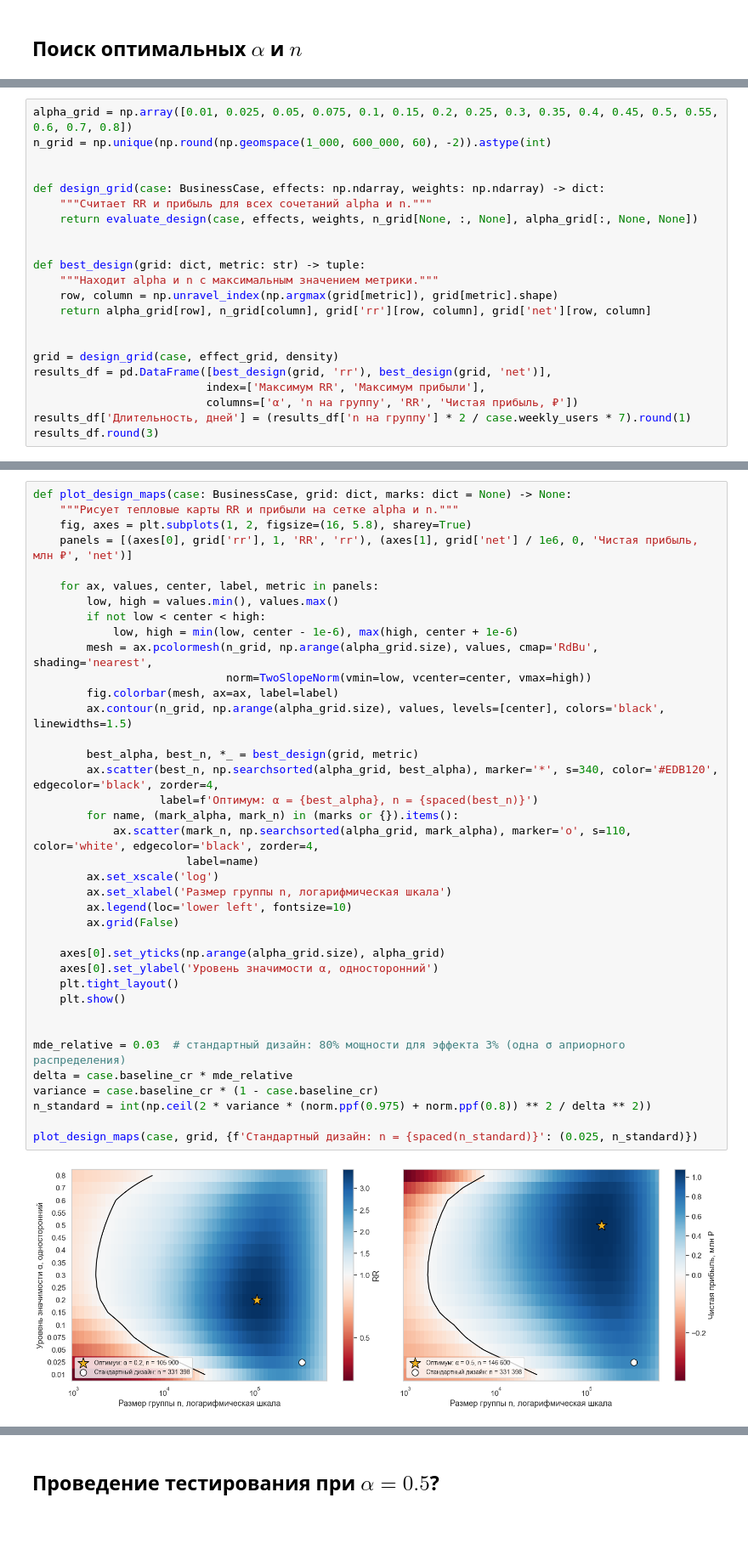
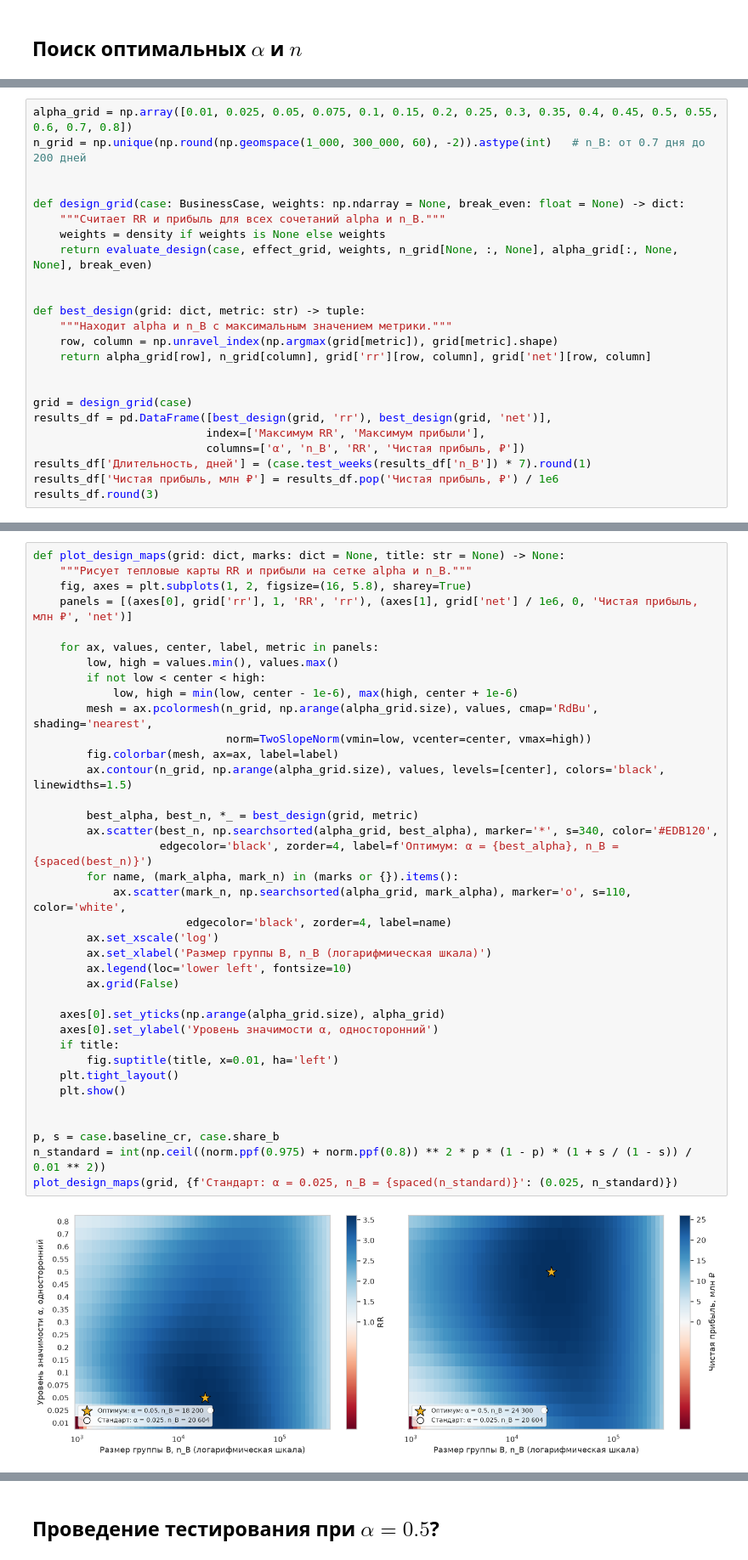
Before and after one commit to Alberelloo/AITH-2026-Hypothesis-Testing-Workshop, a Jupyter notebook: 01. Стоит ли тестировать и на чём измерять/lesson.ipynb, the cells around one changed output, grey strips where cells are left out. Shown at 85% size. Cells and saved outputs as stored; diff of their text form; blank space fills up the shorter version.

```diff
--- a/01. Стоит ли тестировать и на чём измерять/lesson.ipynb
+++ b/01. Стоит ли тестировать и на чём измерять/lesson.ipynb
@@ -511,24 +585,26 @@ n = 50 000: формула 408 039 ₽, симуляция 410 599 ± 6 325 ₽
 * **Критерий.** Максимум отношения $RR$ и максимум прибыли $Net$ в общем случае не совпадают, поэтому посмотрим на оба.
 # %%
 alpha_grid = np.array([0.01, 0.025, 0.05, 0.075, 0.1, 0.15, 0.2, 0.25, 0.3, 0.35, 0.4, 0.45, 0.5, 0.55, 0.6, 0.7, 0.8])
-n_grid = np.unique(np.round(np.geomspace(1_000, 600_000, 60), -2)).astype(int)
+n_grid = np.unique(np.round(np.geomspace(1_000, 300_000, 60), -2)).astype(int)   # n_B: от 0.7 дня до 200 дней
 
 
-def design_grid(case: BusinessCase, effects: np.ndarray, weights: np.ndarray) -> dict:
-    """Считает RR и прибыль для всех сочетаний alpha и n."""
-    return evaluate_design(case, effects, weights, n_grid[None, :, None], alpha_grid[:, None, None])
+def design_grid(case: BusinessCase, weights: np.ndarray = None, break_even: float = None) -> dict:
+    """Считает RR и прибыль для всех сочетаний alpha и n_B."""
+    weights = density if weights is None else weights
+    return evaluate_design(case, effect_grid, weights, n_grid[None, :, None], alpha_grid[:, None, None], break_even)
 
 
 def best_design(grid: dict, metric: str) -> tuple:
-    """Находит alpha и n с максимальным значением метрики."""
+    """Находит alpha и n_B с максимальным значением метрики."""
     row, column = np.unravel_index(np.argmax(grid[metric]), grid[metric].shape)
     return alpha_grid[row], n_grid[column], grid['rr'][row, column], grid['net'][row, column]
 
 
-grid = design_grid(case, effect_grid, density)
+grid = design_grid(case)
 results_df = pd.DataFrame([best_design(grid, 'rr'), best_design(grid, 'net')],
                           index=['Максимум RR', 'Максимум прибыли'],
-                          columns=['α', 'n на группу', 'RR', 'Чистая прибыль, ₽'])
-results_df['Длительность, дней'] = (results_df['n на группу'] * 2 / case.weekly_users * 7).round(1)
+                          columns=['α', 'n_B', 'RR', 'Чистая прибыль, ₽'])
+results_df['Длительность, дней'] = (case.test_weeks(results_df['n_B']) * 7).round(1)
+results_df['Чистая прибыль, млн ₽'] = results_df.pop('Чистая прибыль, ₽') / 1e6
 results_df.round(3)
 # %% [output]
@@ -538,40 +616,39 @@ results_df.round(3)
 # %%
-def plot_design_maps(case: BusinessCase, grid: dict, marks: dict = None) -> None:
-    """Рисует тепловые карты RR и прибыли на сетке alpha и n."""
+def plot_design_maps(grid: dict, marks: dict = None, title: str = None) -> None:
+    """Рисует тепловые карты RR и прибыли на сетке alpha и n_B."""
     fig, axes = plt.subplots(1, 2, figsize=(16, 5.8), sharey=True)
     panels = [(axes[0], grid['rr'], 1, 'RR', 'rr'), (axes[1], grid['net'] / 1e6, 0, 'Чистая прибыль, млн ₽', 'net')]
 
     for ax, values, center, label, metric in panels:
         low, high = values.min(), values.max()
         if not low < center < high:
             low, high = min(low, center - 1e-6), max(high, center + 1e-6)
         mesh = ax.pcolormesh(n_grid, np.arange(alpha_grid.size), values, cmap='RdBu', shading='nearest',
                              norm=TwoSlopeNorm(vmin=low, vcenter=center, vmax=high))
         fig.colorbar(mesh, ax=ax, label=label)
         ax.contour(n_grid, np.arange(alpha_grid.size), values, levels=[center], colors='black', linewidths=1.5)
 
         best_alpha, best_n, *_ = best_design(grid, metric)
-        ax.scatter(best_n, np.searchsorted(alpha_grid, best_alpha), marker='*', s=340, color='#EDB120', edgecolor='black', zorder=4,
-                   label=f'Оптимум: α = {best_alpha}, n = {spaced(best_n)}')
+        ax.scatter(best_n, np.searchsorted(alpha_grid, best_alpha), marker='*', s=340, color='#EDB120',
+                   edgecolor='black', zorder=4, label=f'Оптимум: α = {best_alpha}, n_B = {spaced(best_n)}')
         for name, (mark_alpha, mark_n) in (marks or {}).items():
-            ax.scatter(mark_n, np.searchsorted(alpha_grid, mark_alpha), marker='o', s=110, color='white', edgecolor='black', zorder=4,
-                       label=name)
+            ax.scatter(mark_n, np.searchsorted(alpha_grid, mark_alpha), marker='o', s=110, color='white',
+                       edgecolor='black', zorder=4, label=name)
         ax.set_xscale('log')
-        ax.set_xlabel('Размер группы n, логарифмическая шкала')
+        ax.set_xlabel('Размер группы B, n_B (логарифмическая шкала)')
         ax.legend(loc='lower left', fontsize=10)
         ax.grid(False)
 
     axes[0].set_yticks(np.arange(alpha_grid.size), alpha_grid)
     axes[0].set_ylabel('Уровень значимости α, односторонний')
+    if title:
+        fig.suptitle(title, x=0.01, ha='left')
     plt.tight_layout()
     plt.show()
 
 
-mde_relative = 0.03  # стандартный дизайн: 80% мощности для эффекта 3% (одна σ априорного распределения)
-delta = case.baseline_cr * mde_relative
-variance = case.baseline_cr * (1 - case.baseline_cr)
-n_standard = int(np.ceil(2 * variance * (norm.ppf(0.975) + norm.ppf(0.8)) ** 2 / delta ** 2))
-
-plot_design_maps(case, grid, {f'Стандартный дизайн: n = {spaced(n_standard)}': (0.025, n_standard)})
+p, s = case.baseline_cr, case.share_b
+n_standard = int(np.ceil((norm.ppf(0.975) + norm.ppf(0.8)) ** 2 * p * (1 - p) * (1 + s / (1 - s)) / 0.01 ** 2))
+plot_design_maps(grid, {f'Стандарт: α = 0.025, n_B = {spaced(n_standard)}': (0.025, n_standard)})
 # %% [output]
-[figure, old version]
+[figure, new version]
```
Also changed, not shown: parts of 48 cells of this notebook, 3 other files.
